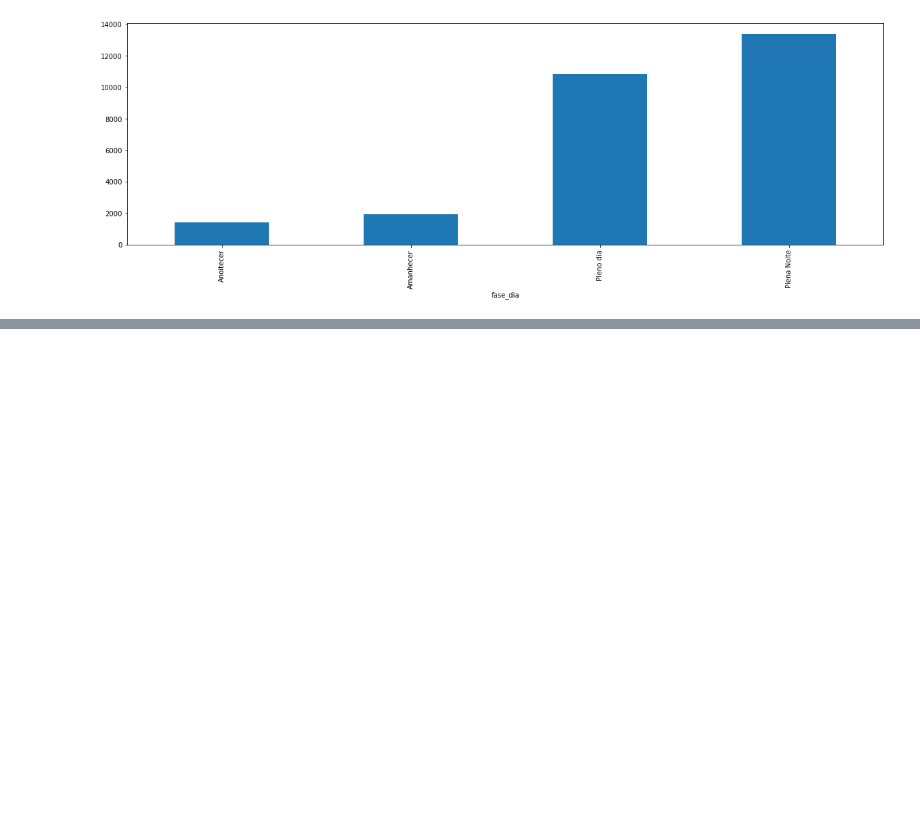
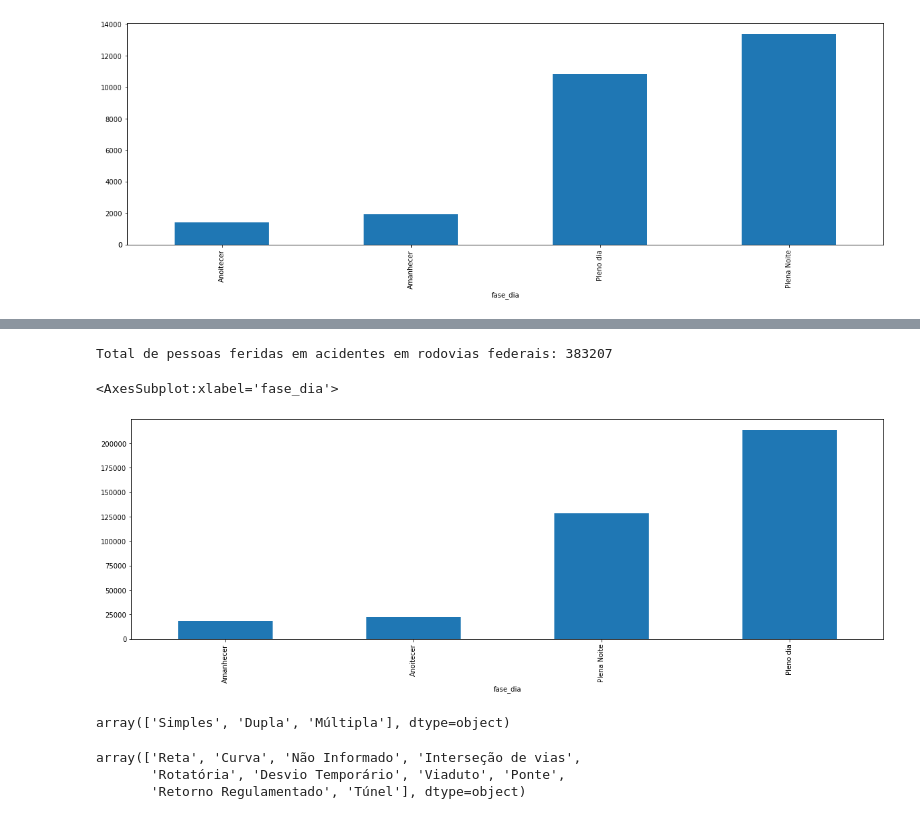
Before and after one commit to evelinemg/projetofinal, a Jupyter notebook: PandasTransformacao.ipynb, the cells around one changed output, grey strips where cells are left out. Saved outputs shown, nothing was run; the diff lists cells and outputs as text; code cells hidden in the pictures; blank space fills up the shorter version.

```diff
--- a/PandasTransformacao.ipynb
+++ b/PandasTransformacao.ipynb
@@ -337,0 +355,18 @@ df1.groupby('fase_dia').mortos.sum().sort_values().plot(kind='bar', figsize=(20,
+# %%
+total=df1.feridos.sum()
+print('Total de pessoas feridas em acidentes em rodovias federais:',total)
+df1.groupby('fase_dia').feridos.sum().sort_values().plot(kind='bar', figsize=(20,6))
+# %% [output]
+Total de pessoas feridas em acidentes em rodovias federais: 383207
+<AxesSubplot:xlabel='fase_dia'>
+[figure, added]
+# %%
+df1.tipo_pista.unique()
+# %% [output]
+array(['Simples', 'Dupla', 'Múltipla'], dtype=object)
+# %%
+df1.tracado_via.unique()
+# %% [output]
+array(['Reta', 'Curva', 'Não Informado', 'Interseção de vias',
+       'Rotatória', 'Desvio Temporário', 'Viaduto', 'Ponte',
+       'Retorno Regulamentado', 'Túnel'], dtype=object)
```
Also changed, not shown: parts of 9 cells of this notebook.
